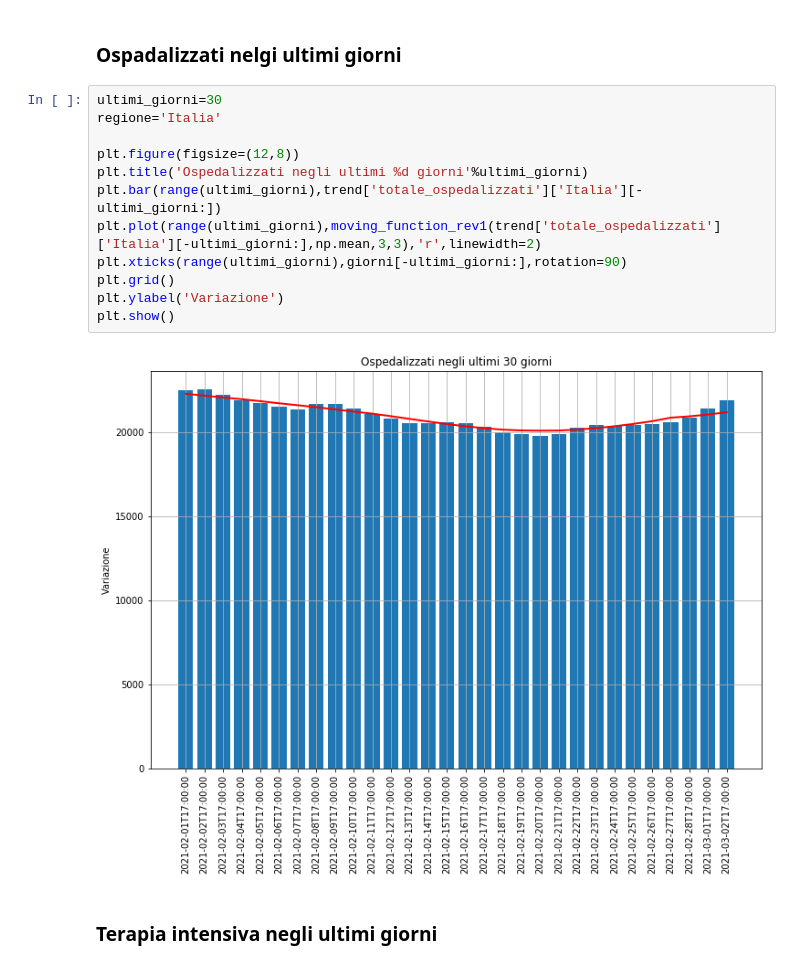
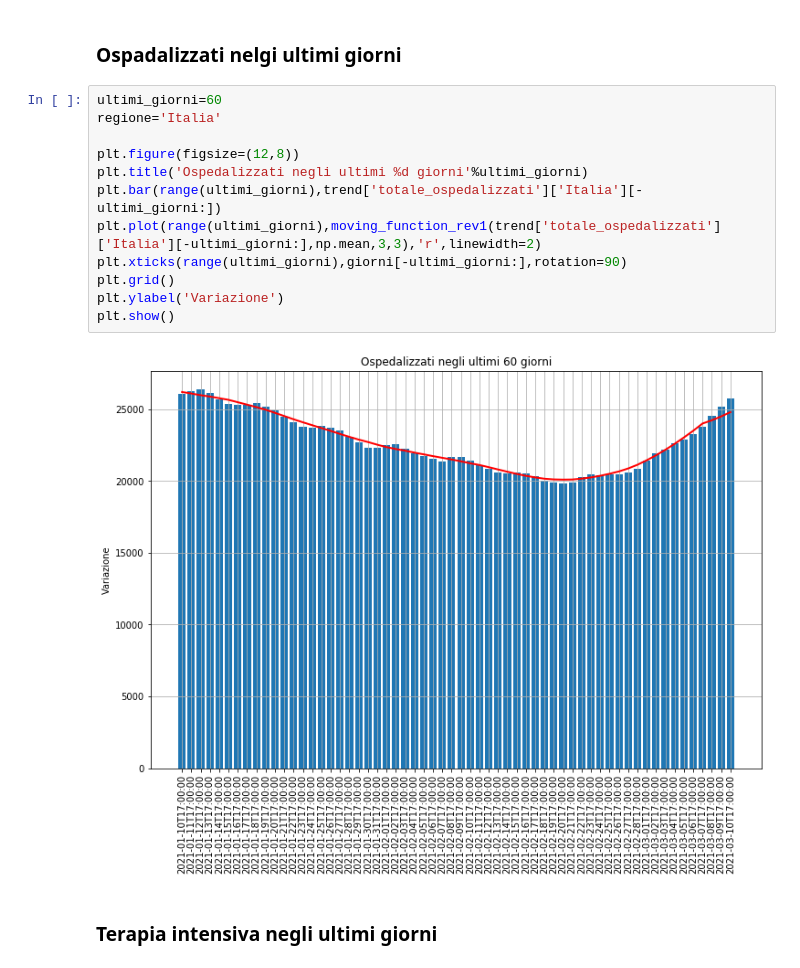
Before and after one commit to taracchi/covid, a Jupyter notebook: analisi_ospedalizzati.ipynb, the cells around one changed output. Drawn from its saved outputs; the diff is of its cells as text.

```diff
--- a/analisi_ospedalizzati.ipynb
+++ b/analisi_ospedalizzati.ipynb
@@ -352,19 +352,19 @@ plt.show()
 # %% [markdown]
 ### Ospadalizzati nelgi ultimi giorni
 # %%
-ultimi_giorni=30
+ultimi_giorni=60
 regione='Italia'
 
 plt.figure(figsize=(12,8))
 plt.title('Ospedalizzati negli ultimi %d giorni'%ultimi_giorni)
 plt.bar(range(ultimi_giorni),trend['totale_ospedalizzati']['Italia'][-ultimi_giorni:])
 plt.plot(range(ultimi_giorni),moving_function_rev1(trend['totale_ospedalizzati']['Italia'][-ultimi_giorni:],np.mean,3,3),'r',linewidth=2)
 plt.xticks(range(ultimi_giorni),giorni[-ultimi_giorni:],rotation=90)
 plt.grid()
 plt.ylabel('Variazione')
 plt.show()
 # %% [output]
-[figure, old version]
+[figure, new version]
 # %% [markdown]
 ### Terapia intensiva negli ultimi giorni
 # %%
```
Also changed, not shown: parts of 17 cells of this notebook, 11 other files.
